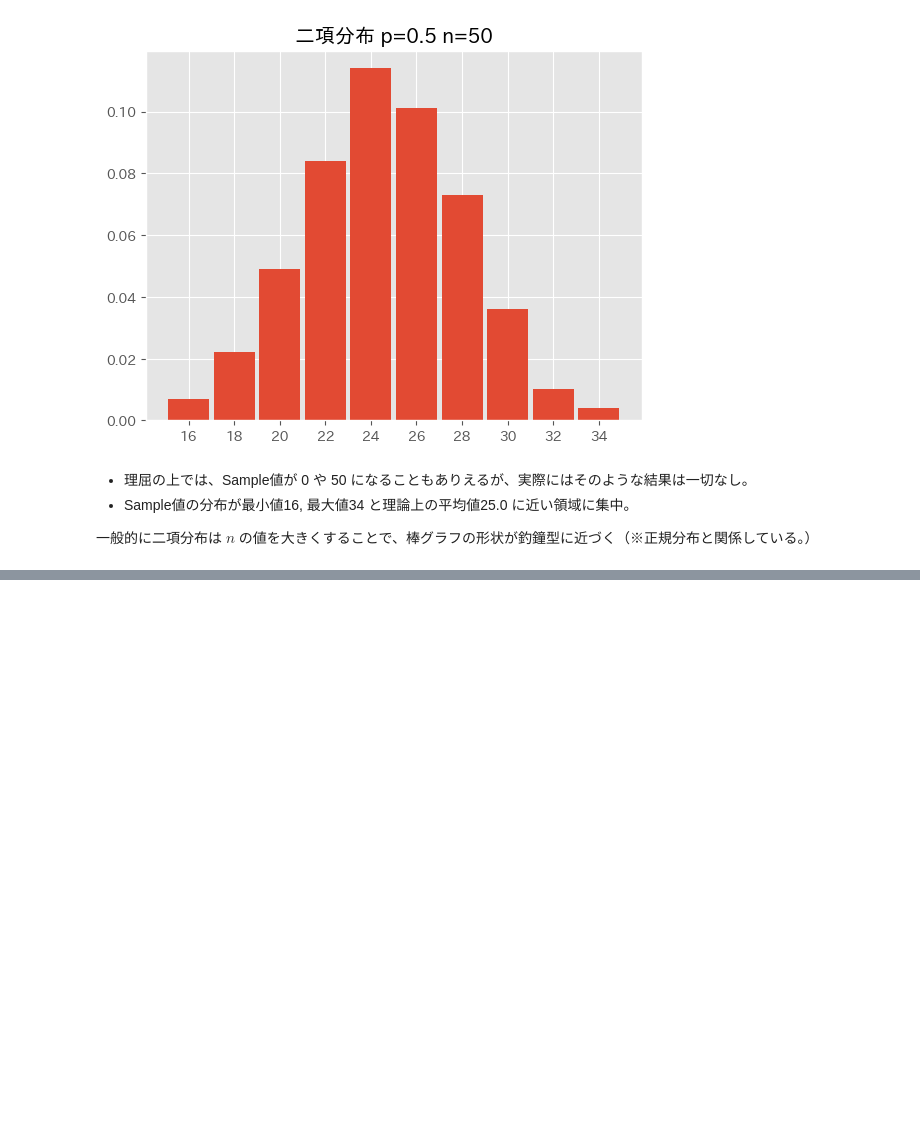
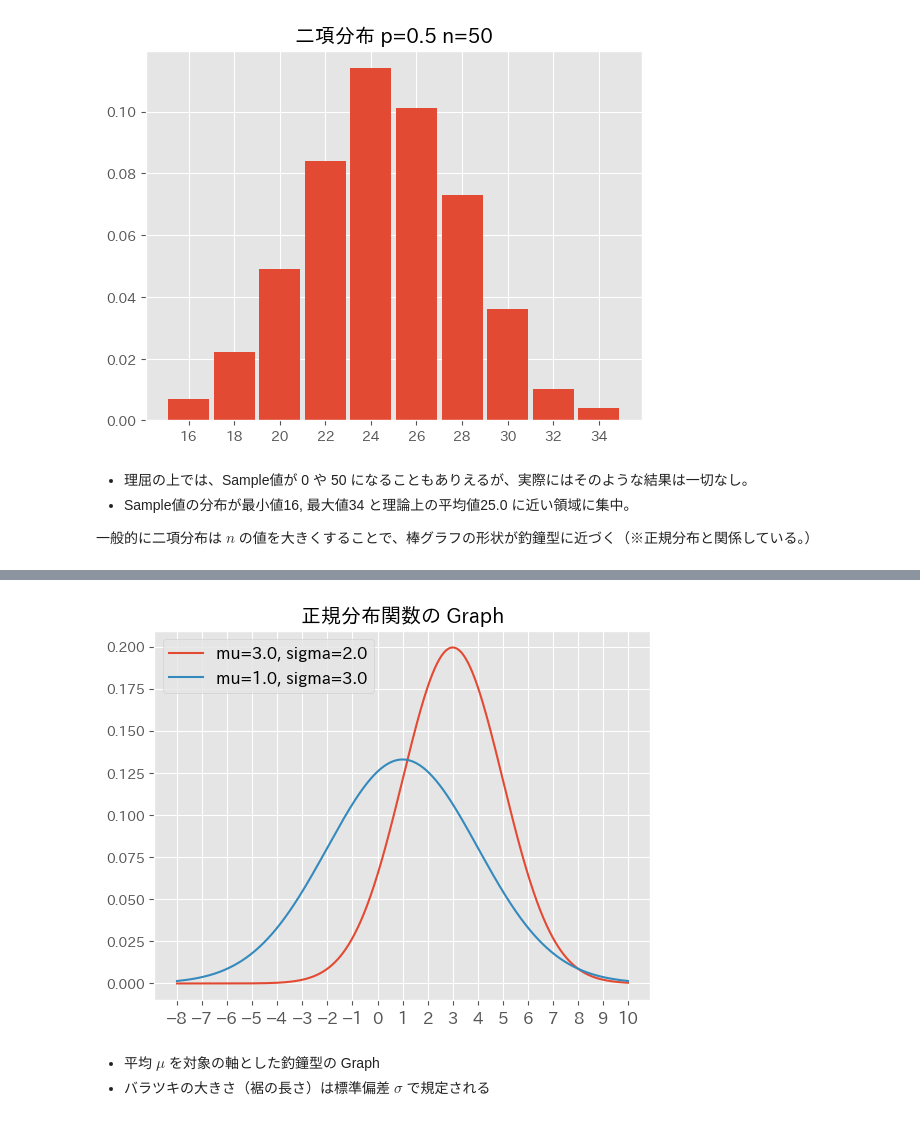
Before and after one commit to 1024xx4/py_bayes_intro, a Jupyter notebook: notebook.ipynb, the cells around one changed output, grey strips where cells are left out. Cells and saved outputs as stored; diff of their text form; code cells hidden in the pictures; blank space fills up the shorter version.

```diff
--- a/notebook.ipynb
+++ b/notebook.ipynb
@@ -379,0 +408,30 @@ Text(0.5, 1.0, '二項分布 p=0.5 n=50')
+# %%
+# 正規分布関数の定義と Graph描画
+
+# 正規分布関数の定義
+def norm(x, mu, sigma):
+    return np.exp(-((x - mu) / sigma) ** 2 / 2) / (np.sqrt(2 * np.pi) * sigma)
+
+# Parameter定義
+mu1, sigma1 = 3.0, 2.0
+mu2, sigma2 = 1.0, 3.0
+
+# Graph描画用 x座用の定義
+# ２つの正規分布関数で ± 3sigma まで入るように計算
+x = np.arange(-8.0, 10.0, 0.01)
+
+# x軸目盛の設定
+xticks = np.arange(-8.0, 11.0, 1.0)
+
+# Graph描画
+plt.plot(x, norm(x, mu1, sigma1), label=f'mu={mu1}, sigma={sigma1}')
+plt.plot(x, norm(x, mu2, sigma2), label=f'mu={mu2}, sigma={sigma2}')
+plt.xticks(xticks, fontsize=12)
+plt.legend(fontsize=12)
+plt.title(f'正規分布関数の Graph')
+plt.show()
+# %% [output]
+[figure, added]
+# %% [markdown]
+- 平均 $\mu$ を対象の軸とした釣鐘型の Graph
+- バラツキの大きさ（裾の長さ）は標準偏差 $\sigma$ で規定される
```
Also changed, not shown: parts of 14 cells of this notebook.
